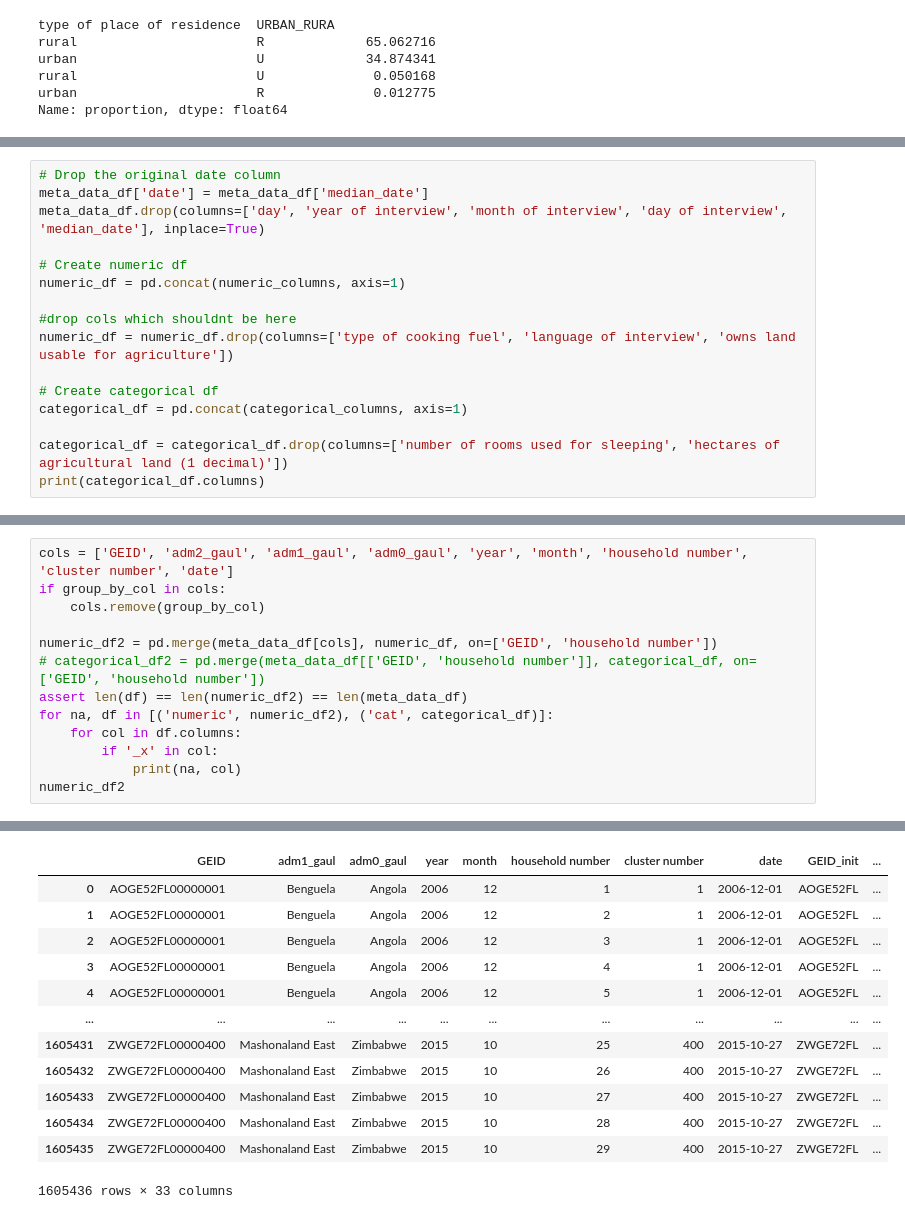
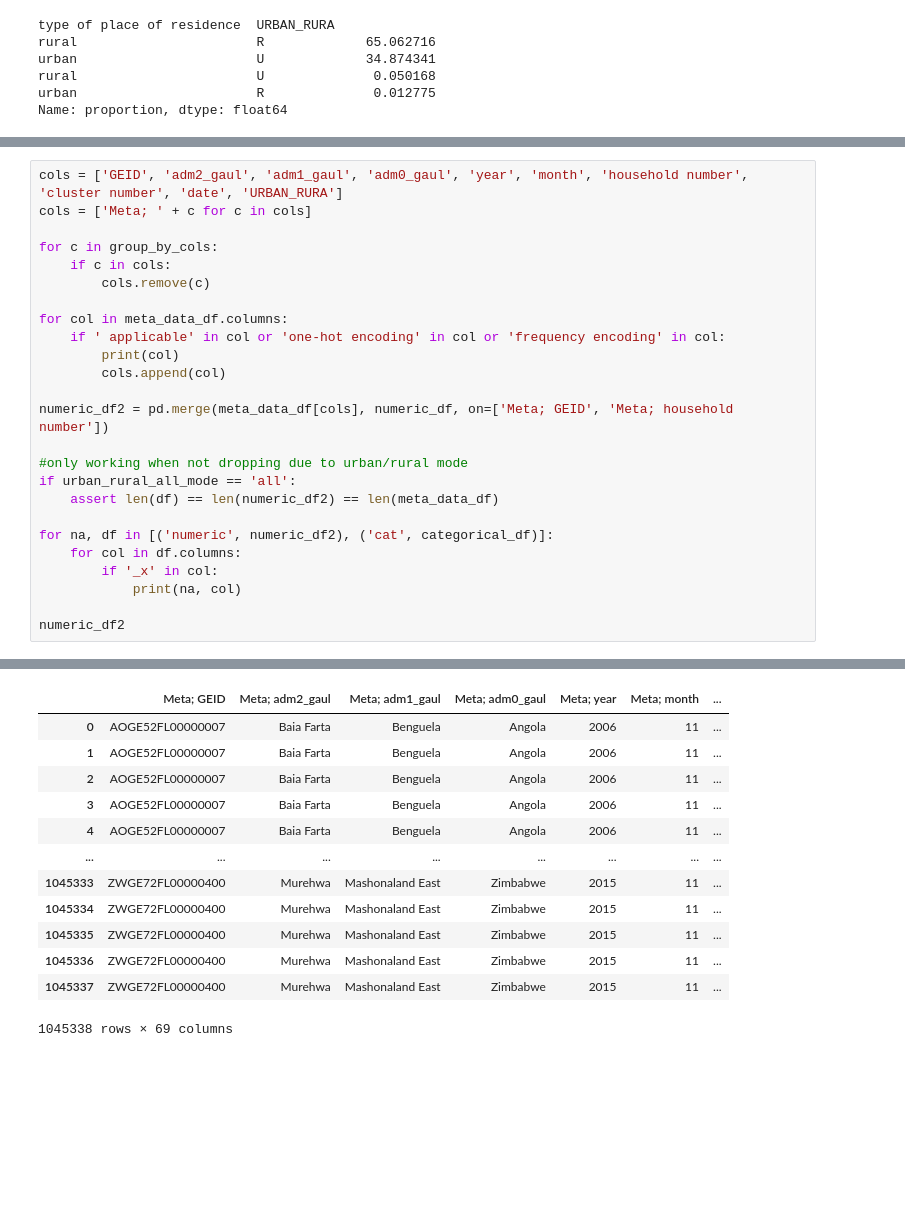
Before and after one commit to gheisenberg/FoodSecurity, a Jupyter notebook: DHS/DHS4_grouping.ipynb, the cells around one changed output, grey strips where cells are left out. Drawn from its saved outputs; the diff is of its cells as text; blank space fills up the shorter version.

```diff
--- a/DHS/DHS4_grouping.ipynb
+++ b/DHS/DHS4_grouping.ipynb
@@ -198,16 +258,0 @@ True True
-# %%
-# Drop the original date column
-meta_data_df['date'] = meta_data_df['median_date']
-meta_data_df.drop(columns=['day', 'year of interview', 'month of interview', 'day of interview', 'median_date'], inplace=True)
-
-# Create numeric df
-numeric_df = pd.concat(numeric_columns, axis=1)
-
-#drop cols which shouldnt be here
-numeric_df = numeric_df.drop(columns=['type of cooking fuel', 'language of interview', 'owns land usable for agriculture'])
-
-# Create categorical df
-categorical_df = pd.concat(categorical_columns, axis=1)
-
-categorical_df = categorical_df.drop(columns=['number of rooms used for sleeping', 'hectares of agricultural land (1 decimal)'])
-print(categorical_df.columns)
@@ -311,14 +372,26 @@ True True True
 # %%
-cols = ['GEID', 'adm2_gaul', 'adm1_gaul', 'adm0_gaul', 'year', 'month', 'household number', 'cluster number', 'date']
-if group_by_col in cols:
-    cols.remove(group_by_col)
+cols = ['GEID', 'adm2_gaul', 'adm1_gaul', 'adm0_gaul', 'year', 'month', 'household number', 'cluster number', 'date', 'URBAN_RURA']
+cols = ['Meta; ' + c for c in cols]
 
-numeric_df2 = pd.merge(meta_data_df[cols], numeric_df, on=['GEID', 'household number'])
-# categorical_df2 = pd.merge(meta_data_df[['GEID', 'household number']], categorical_df, on=['GEID', 'household number'])
-assert len(df) == len(numeric_df2) == len(meta_data_df)
+for c in group_by_cols:
+    if c in cols:
+        cols.remove(c)
+
+for col in meta_data_df.columns:
+    if ' applicable' in col or 'one-hot encoding' in col or 'frequency encoding' in col:
+        print(col)
+        cols.append(col)
+
+numeric_df2 = pd.merge(meta_data_df[cols], numeric_df, on=['Meta; GEID', 'Meta; household number'])
+
+#only working when not dropping due to urban/rural mode
+if urban_rural_all_mode == 'all':
+    assert len(df) == len(numeric_df2) == len(meta_data_df)
+
 for na, df in [('numeric', numeric_df2), ('cat', categorical_df)]:
     for col in df.columns:
         if '_x' in col:
             print(na, col)
+
 numeric_df2
 # %% [output]
@@ -325,13 +415,13 @@ numeric_df2
-|  | GEID | adm1_gaul | adm0_gaul | year | month | household number | cluster number | date | GEID_init | ... |
-| 0 | AOGE52FL00000001 | Benguela | Angola | 2006 | 12 | 1 | 1 | 2006-12-01 | AOGE52FL | ... |
-| 1 | AOGE52FL00000001 | Benguela | Angola | 2006 | 12 | 2 | 1 | 2006-12-01 | AOGE52FL | ... |
-| 2 | AOGE52FL00000001 | Benguela | Angola | 2006 | 12 | 3 | 1 | 2006-12-01 | AOGE52FL | ... |
-| 3 | AOGE52FL00000001 | Benguela | Angola | 2006 | 12 | 4 | 1 | 2006-12-01 | AOGE52FL | ... |
-| 4 | AOGE52FL00000001 | Benguela | Angola | 2006 | 12 | 5 | 1 | 2006-12-01 | AOGE52FL | ... |
-| ... | ... | ... | ... | ... | ... | ... | ... | ... | ... | ... |
-| 1605431 | ZWGE72FL00000400 | Mashonaland East | Zimbabwe | 2015 | 10 | 25 | 400 | 2015-10-27 | ZWGE72FL | ... |
-| 1605432 | ZWGE72FL00000400 | Mashonaland East | Zimbabwe | 2015 | 10 | 26 | 400 | 2015-10-27 | ZWGE72FL | ... |
-| 1605433 | ZWGE72FL00000400 | Mashonaland East | Zimbabwe | 2015 | 10 | 27 | 400 | 2015-10-27 | ZWGE72FL | ... |
-| 1605434 | ZWGE72FL00000400 | Mashonaland East | Zimbabwe | 2015 | 10 | 28 | 400 | 2015-10-27 | ZWGE72FL | ... |
-| 1605435 | ZWGE72FL00000400 | Mashonaland East | Zimbabwe | 2015 | 10 | 29 | 400 | 2015-10-27 | ZWGE72FL | ... |
+|  | Meta; GEID | Meta; adm2_gaul | Meta; adm1_gaul | Meta; adm0_gaul | Meta; year | Meta; month | ... |
+| 0 | AOGE52FL00000007 | Baia Farta | Benguela | Angola | 2006 | 11 | ... |
+| 1 | AOGE52FL00000007 | Baia Farta | Benguela | Angola | 2006 | 11 | ... |
+| 2 | AOGE52FL00000007 | Baia Farta | Benguela | Angola | 2006 | 11 | ... |
+| 3 | AOGE52FL00000007 | Baia Farta | Benguela | Angola | 2006 | 11 | ... |
+| 4 | AOGE52FL00000007 | Baia Farta | Benguela | Angola | 2006 | 11 | ... |
+| ... | ... | ... | ... | ... | ... | ... | ... |
+| 1045333 | ZWGE72FL00000400 | Murehwa | Mashonaland East | Zimbabwe | 2015 | 11 | ... |
+| 1045334 | ZWGE72FL00000400 | Murehwa | Mashonaland East | Zimbabwe | 2015 | 11 | ... |
+| 1045335 | ZWGE72FL00000400 | Murehwa | Mashonaland East | Zimbabwe | 2015 | 11 | ... |
+| 1045336 | ZWGE72FL00000400 | Murehwa | Mashonaland East | Zimbabwe | 2015 | 11 | ... |
+| 1045337 | ZWGE72FL00000400 | Murehwa | Mashonaland East | Zimbabwe | 2015 | 11 | ... |
-1605436 rows × 33 columns
+1045338 rows × 69 columns
```
Also changed, not shown: parts of 19 cells of this notebook, 6 other files.
